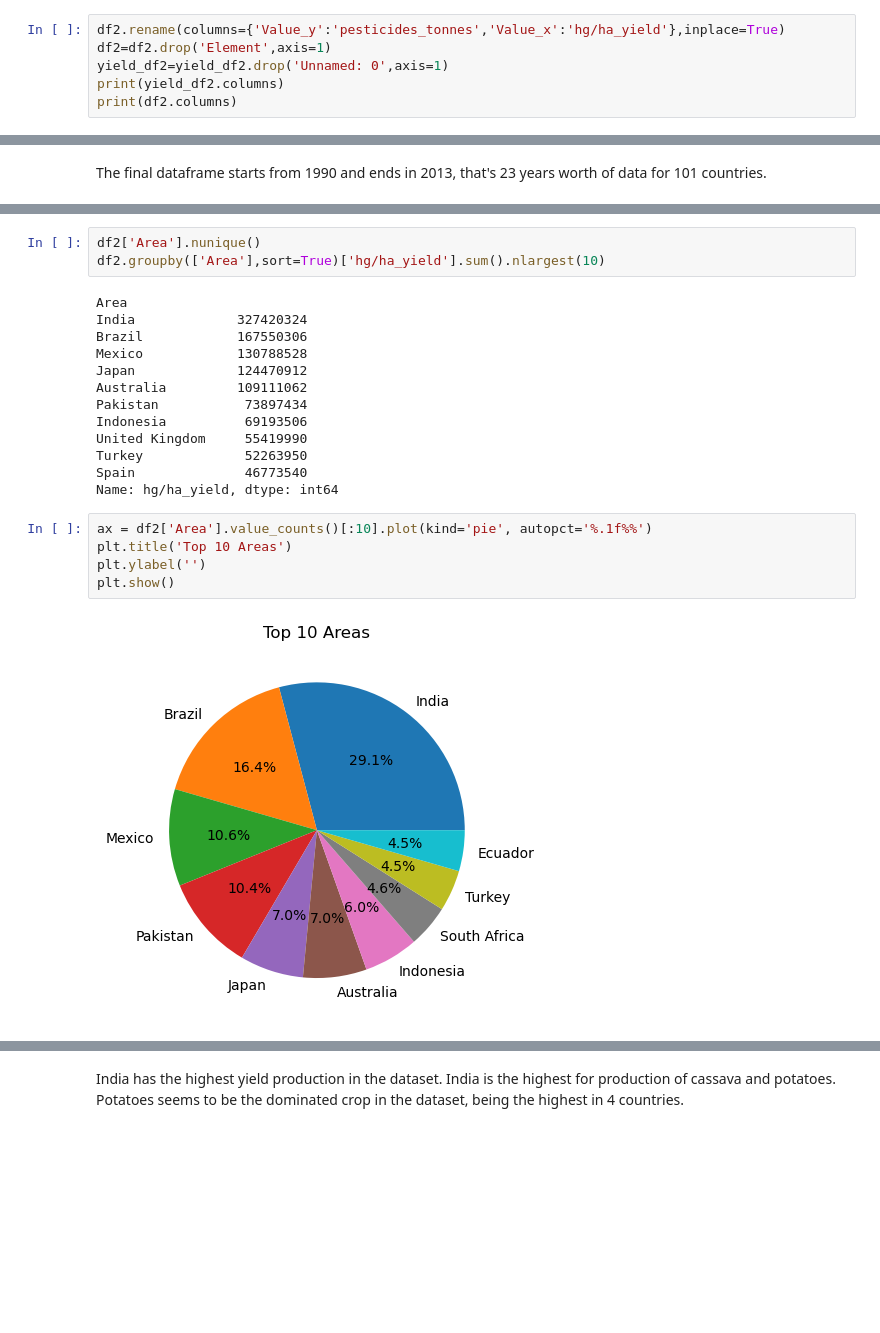
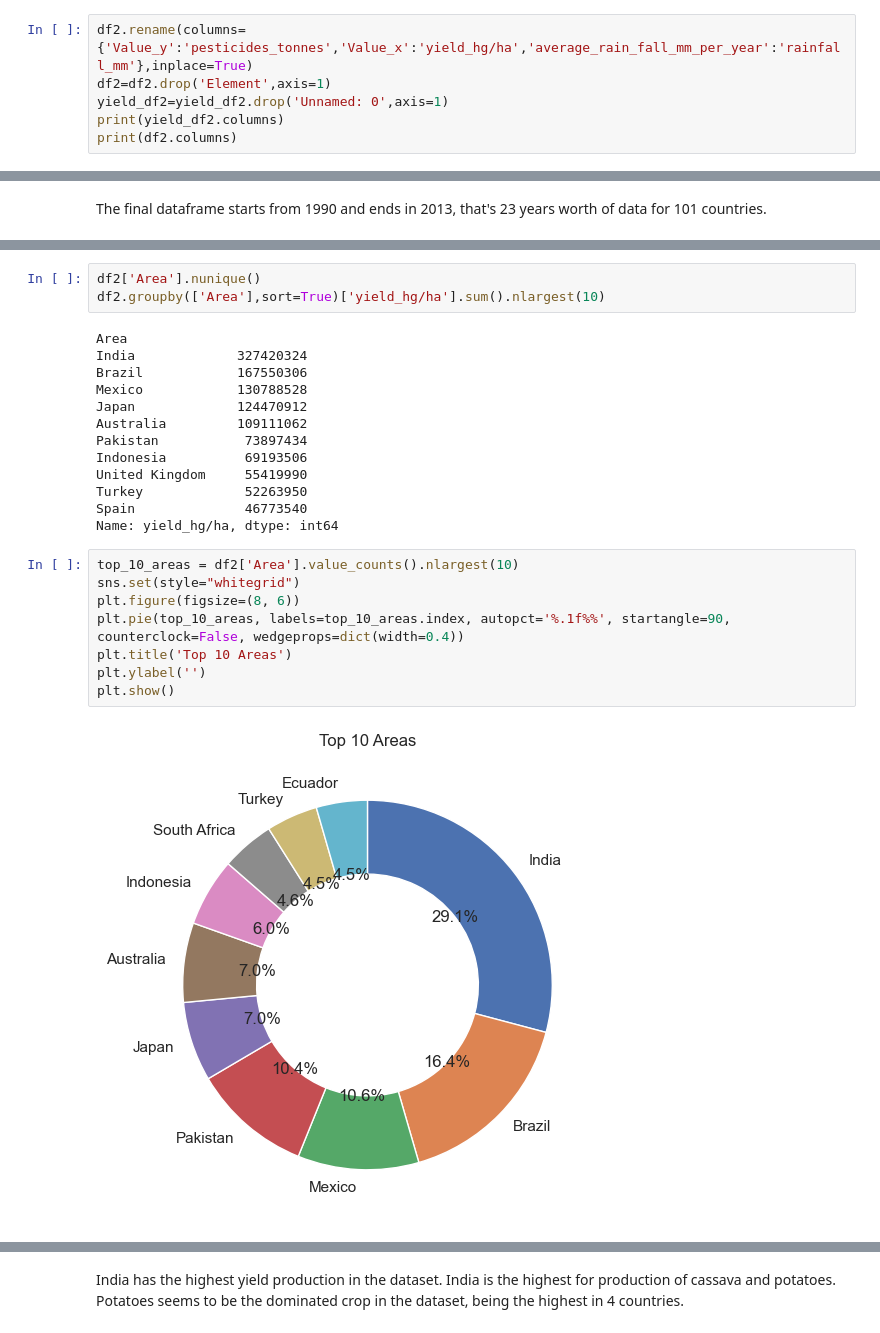
Before and after one commit to JenniferGao191/STATS102-CropYieldPred, a Jupyter notebook: finaldraft.ipynb, the cells around one changed output, grey strips where cells are left out. Cells and saved outputs as stored; diff of their text form; blank space fills up the shorter version.

```diff
--- a/finaldraft.ipynb
+++ b/finaldraft.ipynb
@@ -209,7 +211,7 @@ Data columns (total 8 columns):
 dtypes: float64(3), int64(2), object(3)
 memory usage: 1.9+ MB
 # %%
-df2.rename(columns={'Value_y':'pesticides_tonnes','Value_x':'hg/ha_yield'},inplace=True)
+df2.rename(columns={'Value_y':'pesticides_tonnes','Value_x':'yield_hg/ha','average_rain_fall_mm_per_year':'rainfall_mm'},inplace=True)
 df2=df2.drop('Element',axis=1)
 yield_df2=yield_df2.drop('Unnamed: 0',axis=1)
 print(yield_df2.columns)
@@ -269,7 +271,7 @@ print(cat_cols)
 ['Area', 'Item']
 # %%
 df2['Area'].nunique()
-df2.groupby(['Area'],sort=True)['hg/ha_yield'].sum().nlargest(10)
+df2.groupby(['Area'],sort=True)['yield_hg/ha'].sum().nlargest(10)
 # %% [output]
 Area
 India             327420324
@@ -282,12 +284,15 @@ Indonesia          69193506
 United Kingdom     55419990
 Turkey             52263950
 Spain              46773540
-Name: hg/ha_yield, dtype: int64
+Name: yield_hg/ha, dtype: int64
 # %%
-ax = df2['Area'].value_counts()[:10].plot(kind='pie', autopct='%.1f%%')
+top_10_areas = df2['Area'].value_counts().nlargest(10)
+sns.set(style="whitegrid")
+plt.figure(figsize=(8, 6))
+plt.pie(top_10_areas, labels=top_10_areas.index, autopct='%.1f%%', startangle=90, counterclock=False, wedgeprops=dict(width=0.4))
 plt.title('Top 10 Areas')
 plt.ylabel('')
 plt.show()
 # %% [output]
-[figure, old version]
+[figure, new version]
 # %%
```
Also changed, not shown: parts of 24 cells of this notebook.
